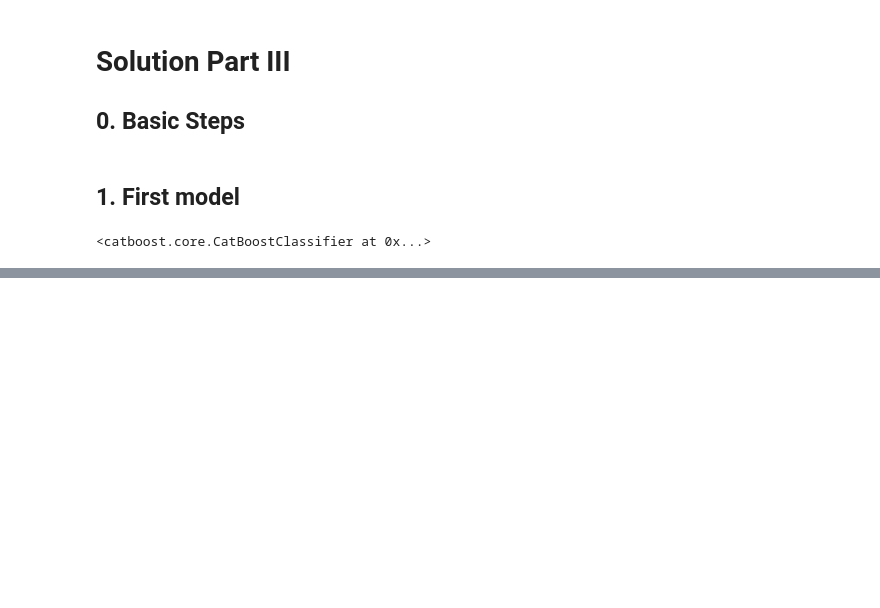
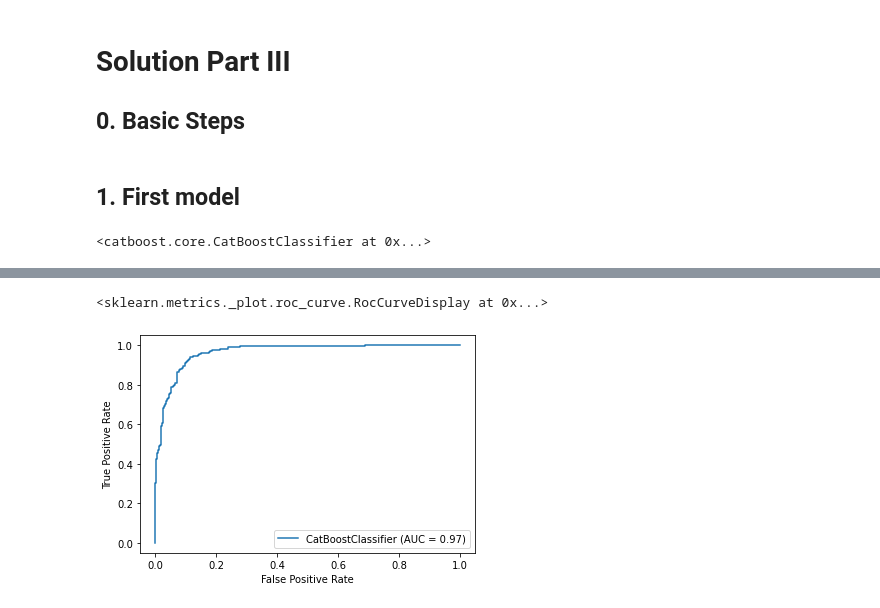
Before and after one commit to francodegio/konfio, a Jupyter notebook: 3_FDG_Modelling.ipynb, the cells around one changed output, grey strips where cells are left out. Cells and saved outputs as stored; diff of their text form; code cells hidden in the pictures; blank space fills up the shorter version.

```diff
--- a/3_FDG_Modelling.ipynb
+++ b/3_FDG_Modelling.ipynb
@@ -100,0 +115,5 @@ weighted avg       0.98      0.98      0.98       899
+# %%
+plot_roc_curve(cat, full_pipe.transform(X_train), y_train)
+# %% [output]
+<sklearn.metrics._plot.roc_curve.RocCurveDisplay at 0x...>
+[figure, added]
```
Also changed, not shown: parts of 31 cells of this notebook.
